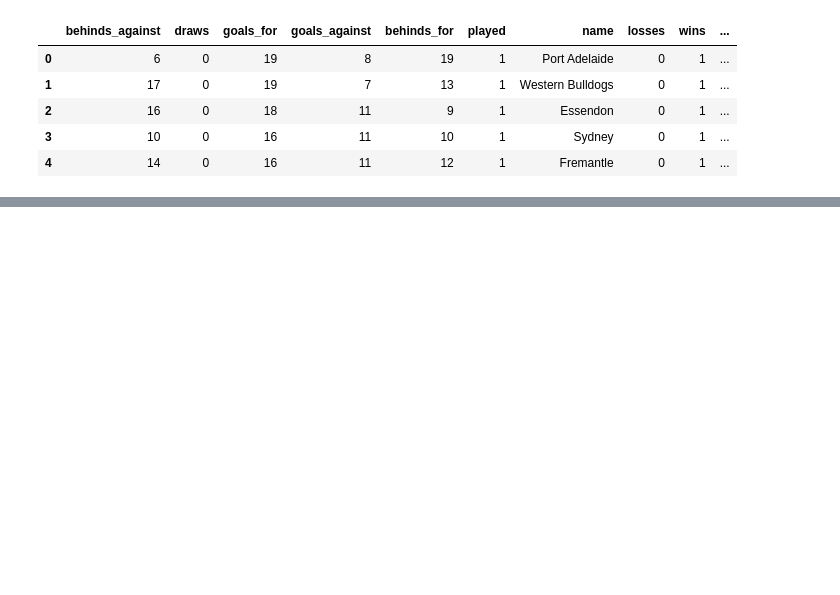
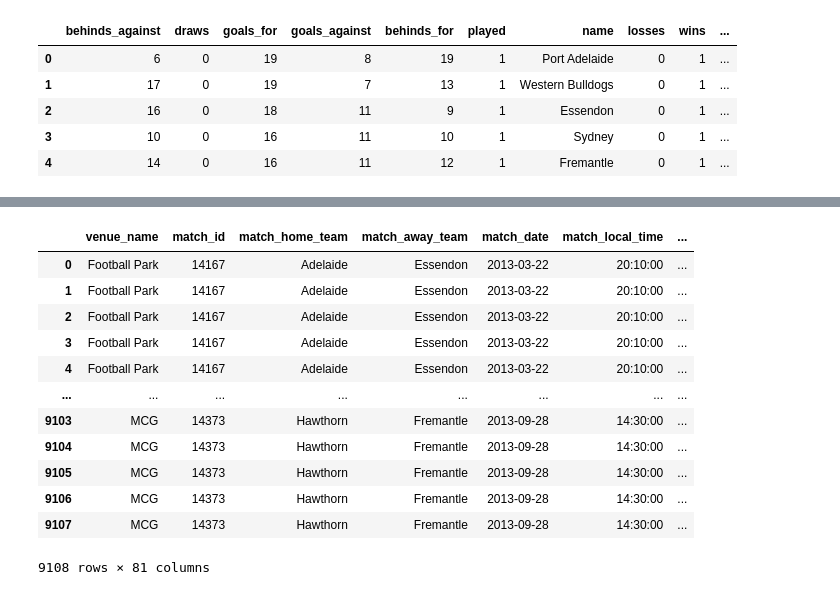
Before and after one commit to Beefstyles/AFLTippingPredictor, a Jupyter notebook: EDA_DataCleaning.ipynb, the cells around one changed output, grey strips where cells are left out. Saved outputs shown, nothing was run; the diff lists cells and outputs as text; code cells hidden in the pictures; blank space fills up the shorter version.

```diff
--- a/EDA_DataCleaning.ipynb
+++ b/EDA_DataCleaning.ipynb
@@ -110,3 +123,5 @@ ladder_2013_1.head()
 | 2 | 16 | 0 | 18 | 11 | 9 | 1 | Essendon | 0 | 1 | ... |
 | 3 | 10 | 0 | 16 | 11 | 10 | 1 | Sydney | 0 | 1 | ... |
 | 4 | 14 | 0 | 16 | 11 | 12 | 1 | Fremantle | 0 | 1 | ... |
+# %%
+player_stats = pd.read_csv('./Data/Player_Stats/Player_Stats_2013.csv', low_memory=False)
@@ -112,0 +200,16 @@ ladder_2013_1.head()
+# %%
+player_stats
+# %% [output]
+|  | venue_name | match_id | match_home_team | match_away_team | match_date | match_local_time | ... |
+| 0 | Football Park | 14167 | Adelaide | Essendon | 2013-03-22 | 20:10:00 | ... |
+| 1 | Football Park | 14167 | Adelaide | Essendon | 2013-03-22 | 20:10:00 | ... |
+| 2 | Football Park | 14167 | Adelaide | Essendon | 2013-03-22 | 20:10:00 | ... |
+| 3 | Football Park | 14167 | Adelaide | Essendon | 2013-03-22 | 20:10:00 | ... |
+| 4 | Football Park | 14167 | Adelaide | Essendon | 2013-03-22 | 20:10:00 | ... |
+| ... | ... | ... | ... | ... | ... | ... | ... |
+| 9103 | MCG | 14373 | Hawthorn | Fremantle | 2013-09-28 | 14:30:00 | ... |
+| 9104 | MCG | 14373 | Hawthorn | Fremantle | 2013-09-28 | 14:30:00 | ... |
+| 9105 | MCG | 14373 | Hawthorn | Fremantle | 2013-09-28 | 14:30:00 | ... |
+| 9106 | MCG | 14373 | Hawthorn | Fremantle | 2013-09-28 | 14:30:00 | ... |
+| 9107 | MCG | 14373 | Hawthorn | Fremantle | 2013-09-28 | 14:30:00 | ... |
+9108 rows × 81 columns
```
Also changed, not shown: parts of 9 cells of this notebook, 2 other files.
